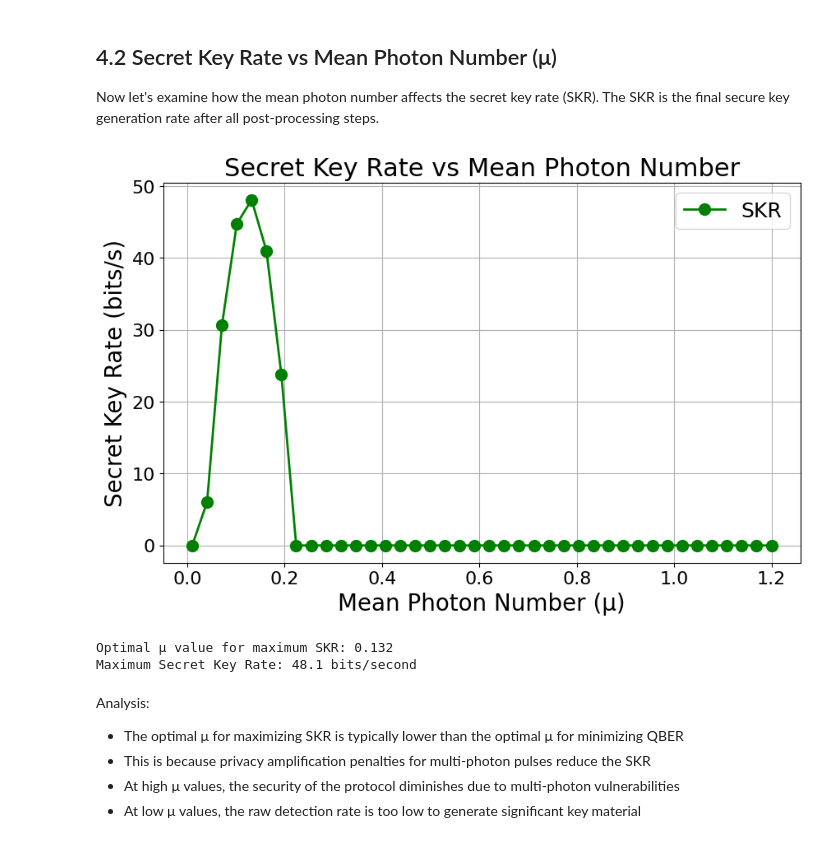
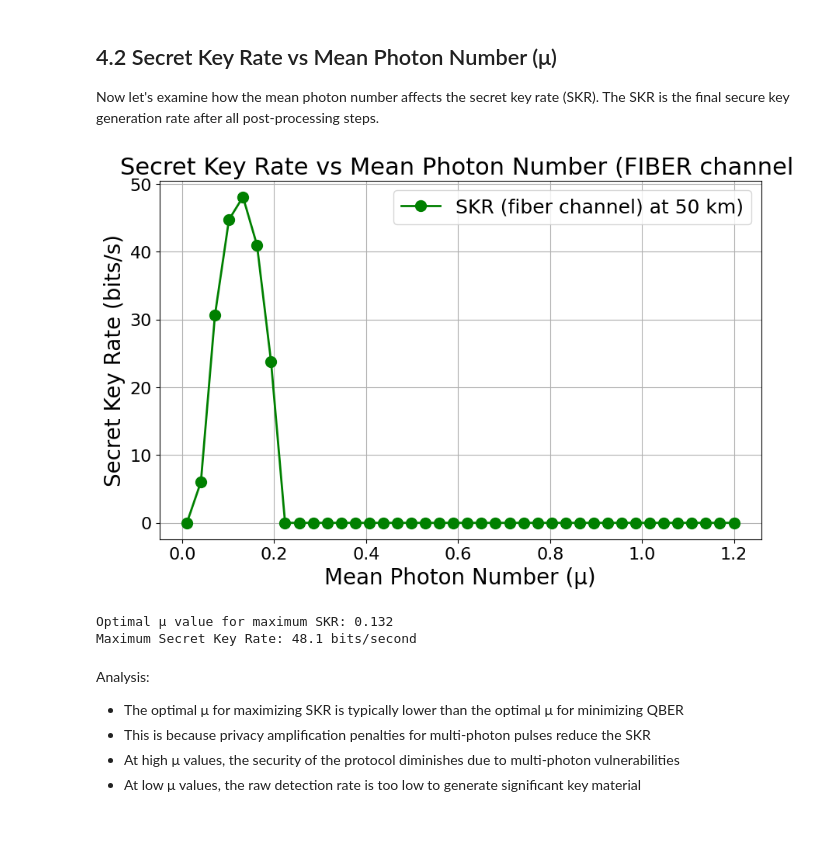
Before and after one commit to gurseeratkaur1/OPqkdSim, a Jupyter notebook: BB84.ipynb, the cells around one changed output. Cells and saved outputs as stored; diff of their text form; code cells hidden in the pictures.

```diff
--- a/BB84.ipynb
+++ b/BB84.ipynb
@@ -1041,3 +1267,27 @@ Analysis:
 - As μ increases, multi-photon errors increase due to PNS attack vulnerability
 - As μ decreases, dark count contribution increases relative to signal
 - The optimal μ value balances these effects to minimize QBER
+# %%
+# Define realistic system parameters
+
+channel_mode = 'fso'  # Free Space Optical channel
+detector_eff = 0.15      # 15% detector efficiency
+channel_eff = 0.60       # 60% base channel efficiency
+dark_counts = 2000       # 2000 dark counts per second
+time_window = 10e-9      # 10 ns detection window
+distance = 1          # 1 km fiber distance
+
+# Plot QBER vs mean photon number
+mu_values, qber_values = plot_qber_vs_mu(
+    time_window=time_window,
+    distance=distance,
+    channel_mode=channel_mode,
+    detector_efficiency=detector_eff,
+    channel_base_efficiency=channel_eff,
+    dark_count_rate=dark_counts
+)
+
+# Show the optimal mu value (minimum QBER)
+min_qber_idx = np.argmin(qber_values)
+print(f"Optimal μ value: {mu_values[min_qber_idx]:.3f}")
+print(f"Minimum QBER: {qber_values[min_qber_idx]:.3f}%")
@@ -1047,20 +1301,21 @@ Now let's examine how the mean photon number affects the secret key rate (SKR).
 # %%
 # Plot Secret Key Rate vs mean photon number
 mu_values, skr_values = plot_skr_vs_mu(
     time_window=time_window,
-    distance=distance,
+    distance=50,
+    channel_mode='fiber',
     detector_efficiency=detector_eff,
     channel_base_efficiency=channel_eff,
     dark_count_rate=dark_counts,
     repetition_rate=1e6  # 1 MHz pulse rate
 )
 
 # Show the optimal mu value (maximum SKR)
 max_skr_idx = np.argmax(skr_values)
 print(f"Optimal μ value for maximum SKR: {mu_values[max_skr_idx]:.3f}")
 print(f"Maximum Secret Key Rate: {skr_values[max_skr_idx]:.1f} bits/second")
 # %% [output]
-[figure, old version]
+[figure, new version]
 Optimal μ value for maximum SKR: 0.132
 Maximum Secret Key Rate: 48.1 bits/second
 # %% [markdown]
```
Also changed, not shown: parts of 15 cells of this notebook, 15 other files.
